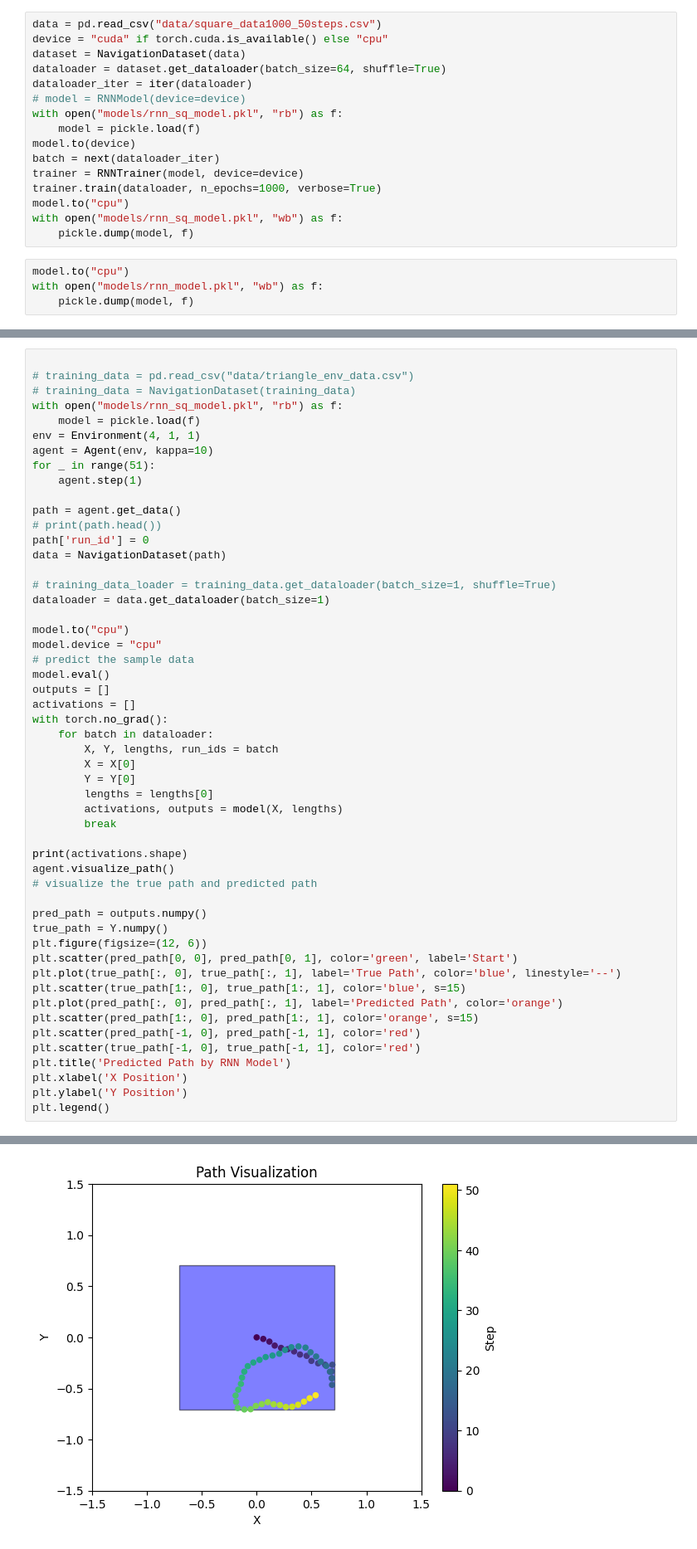
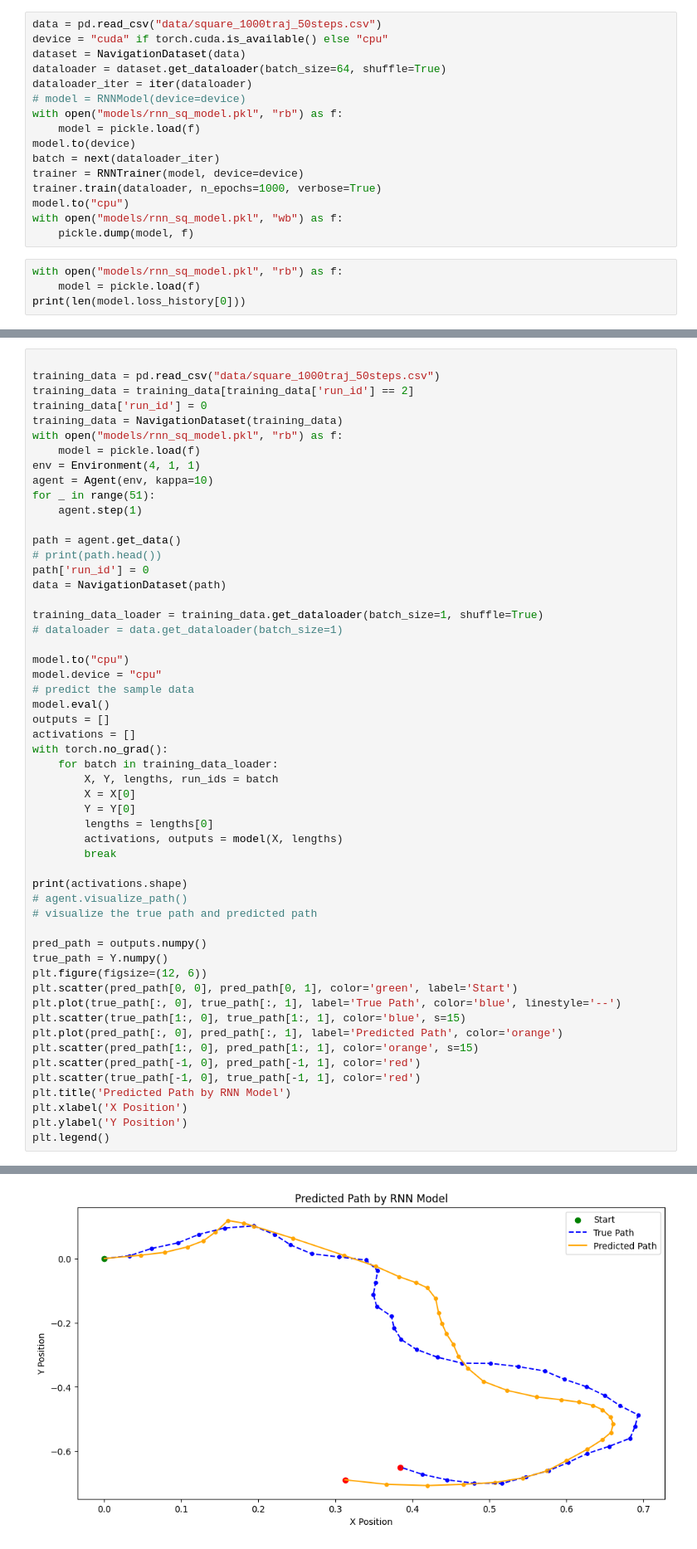
Before and after one commit to GAtemROU/rnn-path-integration, a Jupyter notebook: model_training_tester.ipynb, the cells around one changed output, grey strips where cells are left out. Shown: that part at 83% size. Cells and saved outputs as stored; diff of their text form.

Commit message:
edit: change some parameters during data generation and rerun models. RNN model training section is partially written

```diff
--- a/model_training_tester.ipynb
+++ b/model_training_tester.ipynb
@@ -9,7 +9,7 @@ from data_generation.Agent import Agent
 import matplotlib.pyplot as plt
 import pickle
 # %%
-data = pd.read_csv("data/square_data1000_50steps.csv")
+data = pd.read_csv("data/square_1000traj_50steps.csv")
 device = "cuda" if torch.cuda.is_available() else "cpu"
 dataset = NavigationDataset(data)
 dataloader = dataset.get_dataloader(batch_size=64, shuffle=True)
@@ -25,6 +25,6 @@ model.to("cpu")
 with open("models/rnn_sq_model.pkl", "wb") as f:
     pickle.dump(model, f)
 # %%
-model.to("cpu")
-with open("models/rnn_model.pkl", "wb") as f:
-    pickle.dump(model, f)
+with open("models/rnn_sq_model.pkl", "rb") as f:
+    model = pickle.load(f)
+print(len(model.loss_history[0]))
@@ -31,7 +33,9 @@ with open("models/rnn_model.pkl", "wb") as f:
 # %%
 
-# training_data = pd.read_csv("data/triangle_env_data.csv")
-# training_data = NavigationDataset(training_data)
+training_data = pd.read_csv("data/square_1000traj_50steps.csv")
+training_data = training_data[training_data['run_id'] == 2]
+training_data['run_id'] = 0
+training_data = NavigationDataset(training_data)
 with open("models/rnn_sq_model.pkl", "rb") as f:
     model = pickle.load(f)
 env = Environment(4, 1, 1)
@@ -44,8 +48,8 @@ path = agent.get_data()
 path['run_id'] = 0
 data = NavigationDataset(path)
 
-# training_data_loader = training_data.get_dataloader(batch_size=1, shuffle=True)
-dataloader = data.get_dataloader(batch_size=1)
+training_data_loader = training_data.get_dataloader(batch_size=1, shuffle=True)
+# dataloader = data.get_dataloader(batch_size=1)
 
 model.to("cpu")
 model.device = "cpu"
@@ -54,7 +58,7 @@ model.eval()
 outputs = []
 activations = []
 with torch.no_grad():
-    for batch in dataloader:
+    for batch in training_data_loader:
         X, Y, lengths, run_ids = batch
         X = X[0]
         Y = Y[0]
@@ -63,7 +67,7 @@ with torch.no_grad():
         break
 
 print(activations.shape)
-agent.visualize_path()
+# agent.visualize_path()
 # visualize the true path and predicted path
 
 pred_path = outputs.numpy()
@@ -85 +90 @@ torch.Size([52, 100])
-[figure, old version]
+[figure, new version]
```
Also changed, not shown: parts of 2 cells of this notebook, 13 other files.
